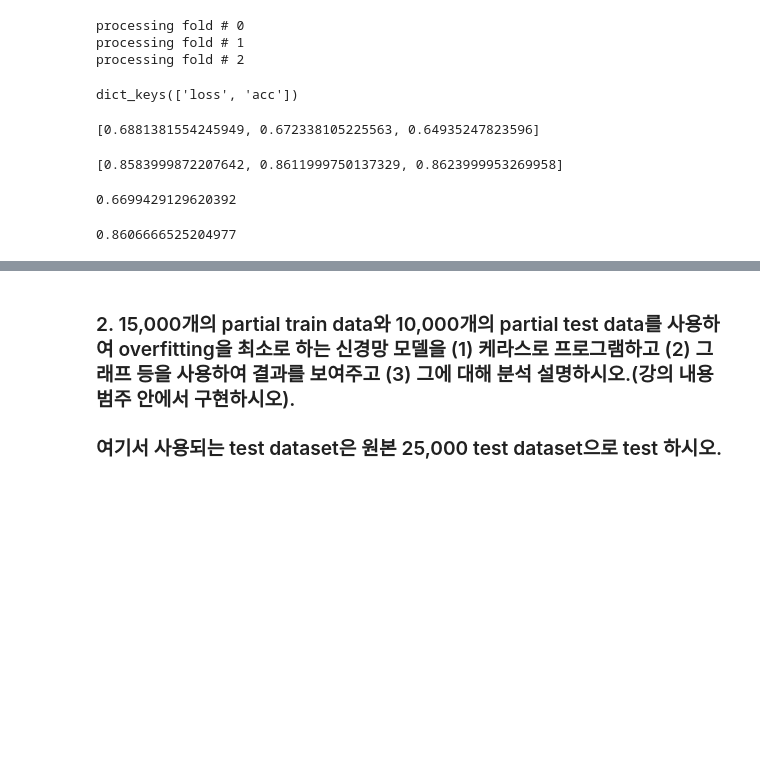
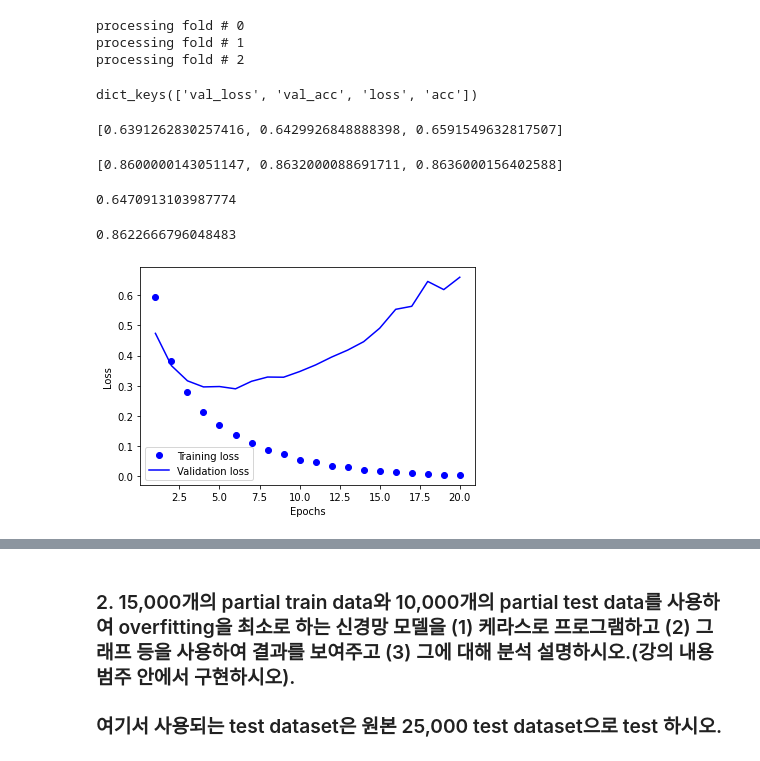
Before and after one commit to da-nyee/artificial-intelligence, a Jupyter notebook: a_binary_classification_example_midterm.ipynb, the cells around one changed output, grey strips where cells are left out. Cells and saved outputs as stored; diff of their text form; code cells hidden in the pictures; blank space fills up the shorter version.

```diff
--- a/a_binary_classification_example_midterm.ipynb
+++ b/a_binary_classification_example_midterm.ipynb
@@ -90,6 +88,7 @@ for i in range(k): # i == 0, 1, 2
                         fold_train_labels,
                         epochs=n_epochs,
                         batch_size=512,
+                        validation_data=(fold_val_data, fold_val_labels),
                         verbose=0)
 
     fold_val_loss, fold_val_acc = model.evaluate(fold_val_data, fold_val_labels, verbose=0)
@@ -104,20 +103,39 @@ processing fold # 2
 history_dict = history.history
 history_dict.keys()
 # %% [output]
-dict_keys(['loss', 'acc'])
+dict_keys(['val_loss', 'val_acc', 'loss', 'acc'])
 # %%
 loss_scores
 # %% [output]
-[0.6881381554245949, 0.672338105225563, 0.64935247823596]
+[0.6391262830257416, 0.6429926848888398, 0.6591549632817507]
 # %%
 acc_scores
 # %% [output]
-[0.8583999872207642, 0.8611999750137329, 0.8623999953269958]
+[0.8600000143051147, 0.8632000088691711, 0.8636000156402588]
 # %%
 np.mean(loss_scores) # 최종 validation loss
 # %% [output]
-0.6699429129620392
+0.6470913103987774
 # %%
 np.mean(acc_scores) # 최종 validation accuracy
 # %% [output]
-0.8606666525204977
+0.8622666796048483
+# %%
+# graph visualization (loss)
+
+import matplotlib.pyplot as plt
+
+loss_values = history_dict['loss']
+val_loss_values = history_dict['val_loss']
+
+epochs = range(1, len(history_dict['loss'])+1)
+
+plt.plot(epochs, loss_values, 'bo', label='Training loss')
+plt.plot(epochs, val_loss_values, 'b', label='Validation loss')
+plt.xlabel('Epochs')
+plt.ylabel('Loss')
+plt.legend()
+
+plt.show()
+# %% [output]
+[figure, added]
```
Also changed, not shown: parts of 10 cells of this notebook.
